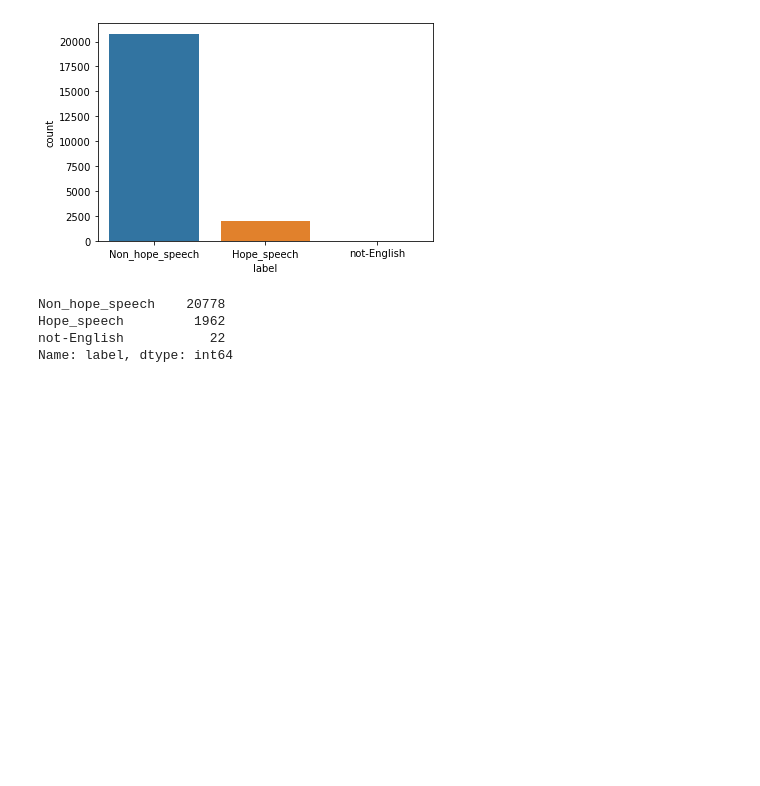
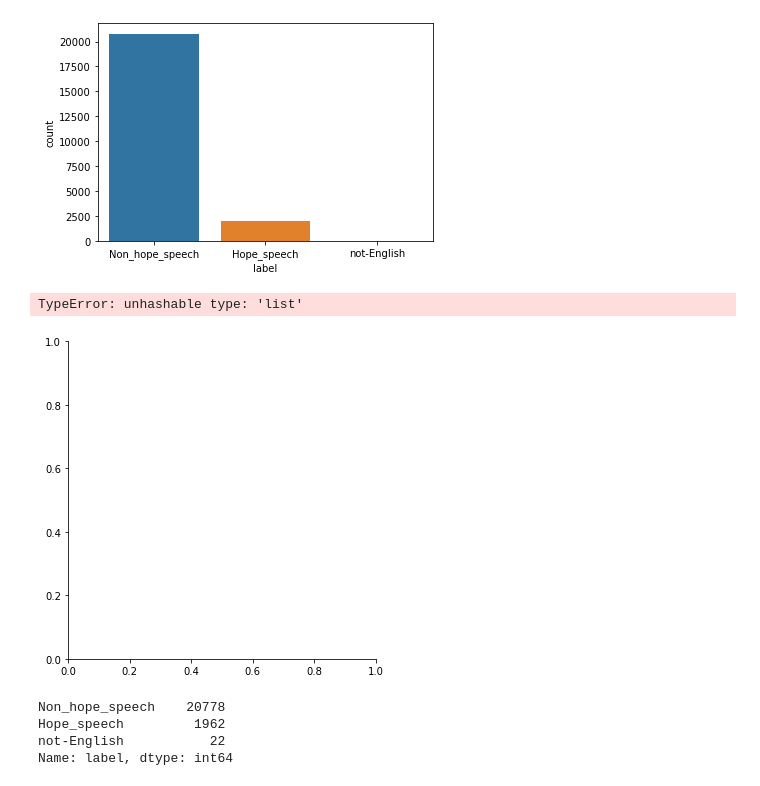
Before and after one commit to nikhil6041/HopeSpeechDetection, a Jupyter notebook: EDA.ipynb, the cells around one changed output. Drawn from its saved outputs; the diff is of its cells as text; code cells hidden in the pictures; blank space fills up the shorter version.

```diff
--- a/EDA.ipynb
+++ b/EDA.ipynb
@@ -81,6 +85,11 @@ sns.countplot(x = english_train['label'])
 # %% [output]
 <AxesSubplot:xlabel='label', ylabel='count'>
 [figure]
+# %%
+sns.displot(data = english_train , x = "text")
+# %% [output]
+TypeError: unhashable type: 'list'
+[figure, added]
 # %%
 english_train['label'].value_counts()
 # %% [output]
```
Also changed, not shown: parts of 9 cells of this notebook, 12 other files.
